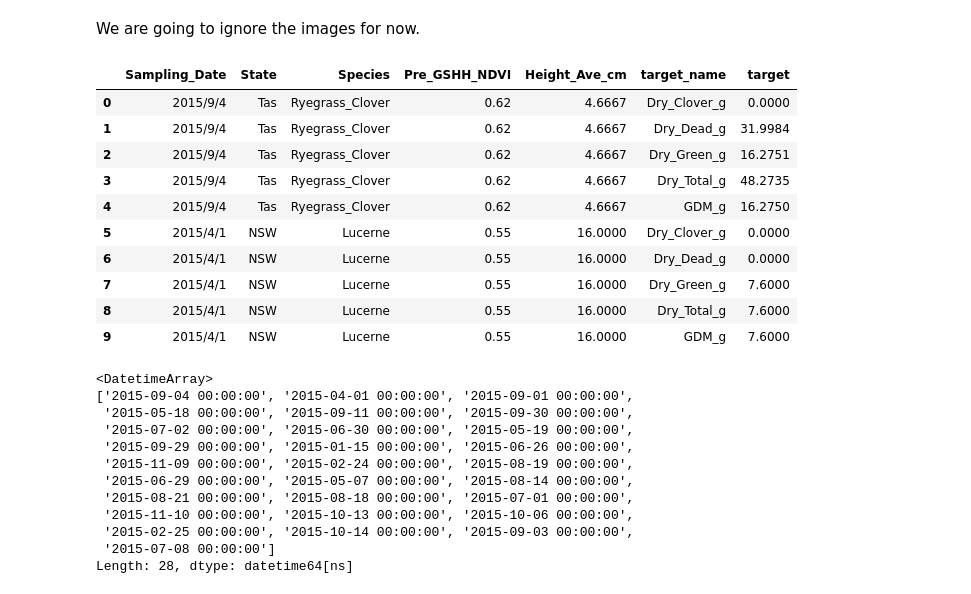
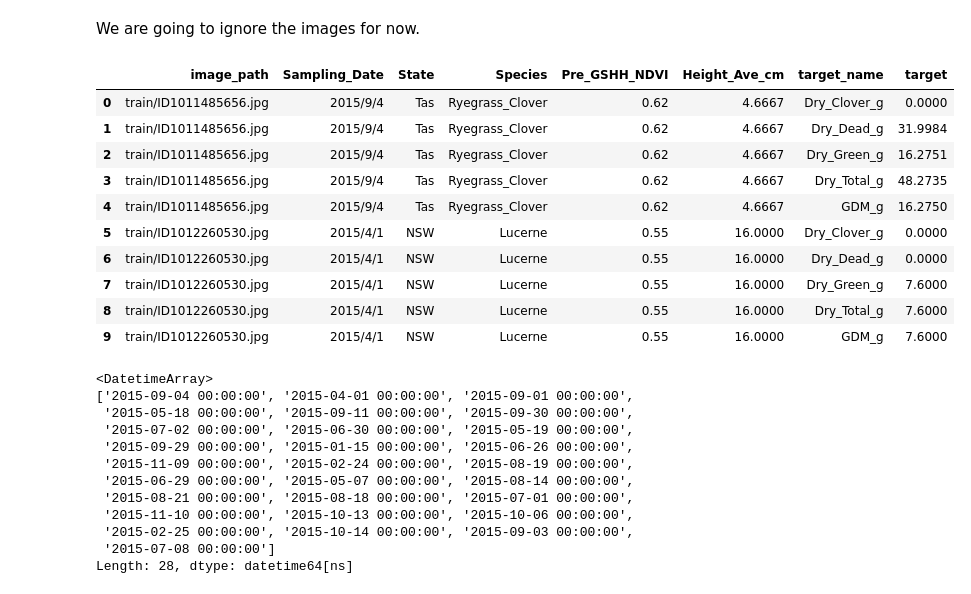
Before and after one commit to VeriLabs-Team/biomass-prediction, a Jupyter notebook: Notebooks/random_forest.ipynb, the cells around one changed output. Cells and saved outputs as stored; diff of their text form; code cells hidden in the pictures.

```diff
--- a/Notebooks/random_forest.ipynb
+++ b/Notebooks/random_forest.ipynb
@@ -22,20 +25,20 @@ df.head()
 # %% [markdown]
 We are going to ignore the images for now.
 # %%
-df = df.drop(columns = ['sample_id' , 'image_path'] , axis= 1)
+df = df.drop(columns = ['sample_id'] , axis= 1)
 df.head(10)
 # %% [output]
-|  | Sampling_Date | State | Species | Pre_GSHH_NDVI | Height_Ave_cm | target_name | target |
-| 0 | 2015/9/4 | Tas | Ryegrass_Clover | 0.62 | 4.6667 | Dry_Clover_g | 0.0000 |
-| 1 | 2015/9/4 | Tas | Ryegrass_Clover | 0.62 | 4.6667 | Dry_Dead_g | 31.9984 |
-| 2 | 2015/9/4 | Tas | Ryegrass_Clover | 0.62 | 4.6667 | Dry_Green_g | 16.2751 |
-| 3 | 2015/9/4 | Tas | Ryegrass_Clover | 0.62 | 4.6667 | Dry_Total_g | 48.2735 |
-| 4 | 2015/9/4 | Tas | Ryegrass_Clover | 0.62 | 4.6667 | GDM_g | 16.2750 |
-| 5 | 2015/4/1 | NSW | Lucerne | 0.55 | 16.0000 | Dry_Clover_g | 0.0000 |
-| 6 | 2015/4/1 | NSW | Lucerne | 0.55 | 16.0000 | Dry_Dead_g | 0.0000 |
-| 7 | 2015/4/1 | NSW | Lucerne | 0.55 | 16.0000 | Dry_Green_g | 7.6000 |
-| 8 | 2015/4/1 | NSW | Lucerne | 0.55 | 16.0000 | Dry_Total_g | 7.6000 |
-| 9 | 2015/4/1 | NSW | Lucerne | 0.55 | 16.0000 | GDM_g | 7.6000 |
+|  | image_path | Sampling_Date | State | Species | Pre_GSHH_NDVI | Height_Ave_cm | target_name | target |
+| 0 | train/ID1011485656.jpg | 2015/9/4 | Tas | Ryegrass_Clover | 0.62 | 4.6667 | Dry_Clover_g | 0.0000 |
+| 1 | train/ID1011485656.jpg | 2015/9/4 | Tas | Ryegrass_Clover | 0.62 | 4.6667 | Dry_Dead_g | 31.9984 |
+| 2 | train/ID1011485656.jpg | 2015/9/4 | Tas | Ryegrass_Clover | 0.62 | 4.6667 | Dry_Green_g | 16.2751 |
+| 3 | train/ID1011485656.jpg | 2015/9/4 | Tas | Ryegrass_Clover | 0.62 | 4.6667 | Dry_Total_g | 48.2735 |
+| 4 | train/ID1011485656.jpg | 2015/9/4 | Tas | Ryegrass_Clover | 0.62 | 4.6667 | GDM_g | 16.2750 |
+| 5 | train/ID1012260530.jpg | 2015/4/1 | NSW | Lucerne | 0.55 | 16.0000 | Dry_Clover_g | 0.0000 |
+| 6 | train/ID1012260530.jpg | 2015/4/1 | NSW | Lucerne | 0.55 | 16.0000 | Dry_Dead_g | 0.0000 |
+| 7 | train/ID1012260530.jpg | 2015/4/1 | NSW | Lucerne | 0.55 | 16.0000 | Dry_Green_g | 7.6000 |
+| 8 | train/ID1012260530.jpg | 2015/4/1 | NSW | Lucerne | 0.55 | 16.0000 | Dry_Total_g | 7.6000 |
+| 9 | train/ID1012260530.jpg | 2015/4/1 | NSW | Lucerne | 0.55 | 16.0000 | GDM_g | 7.6000 |
 # %%
 df['Sampling_Date'] = pd.to_datetime(df['Sampling_Date'])
 df["Sampling_Date"].unique()
```
Also changed, not shown: parts of 24 cells of this notebook.
